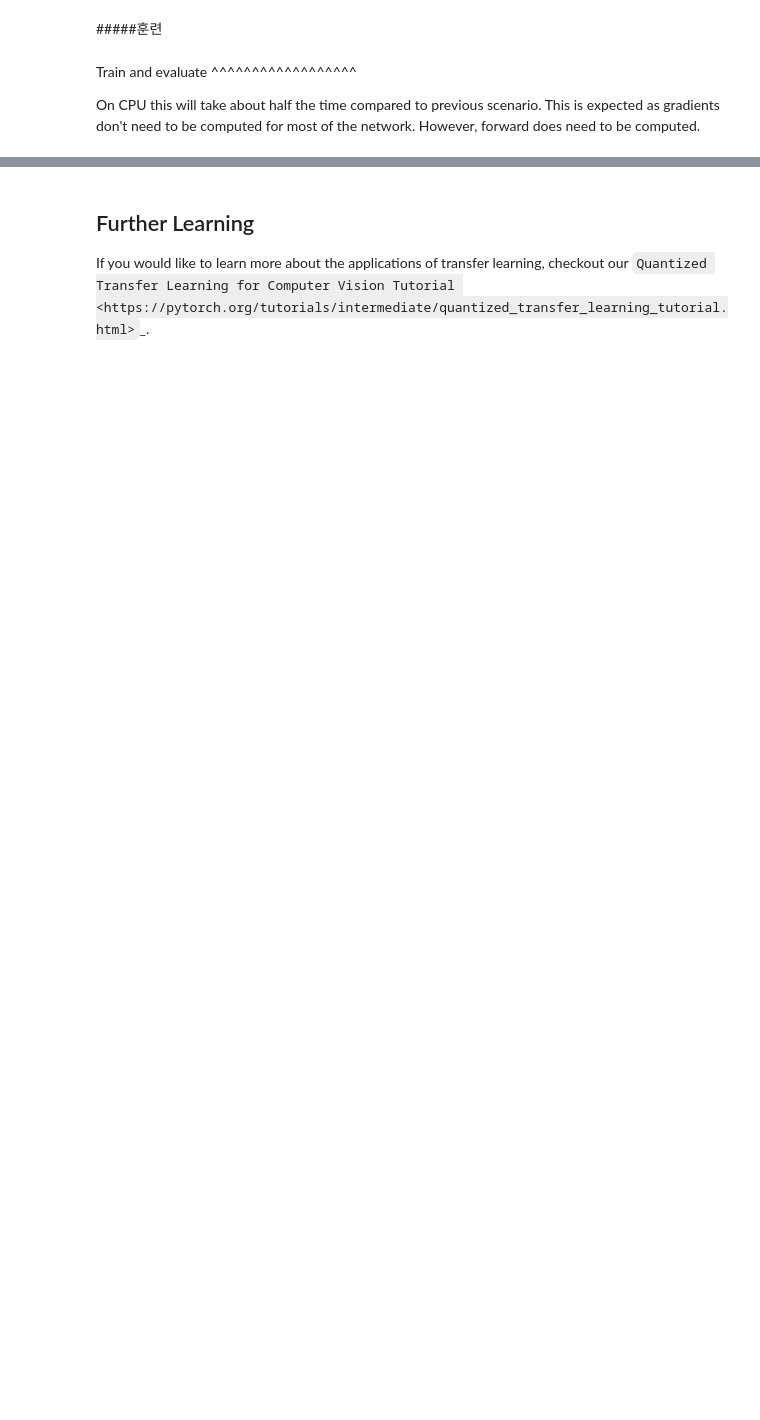
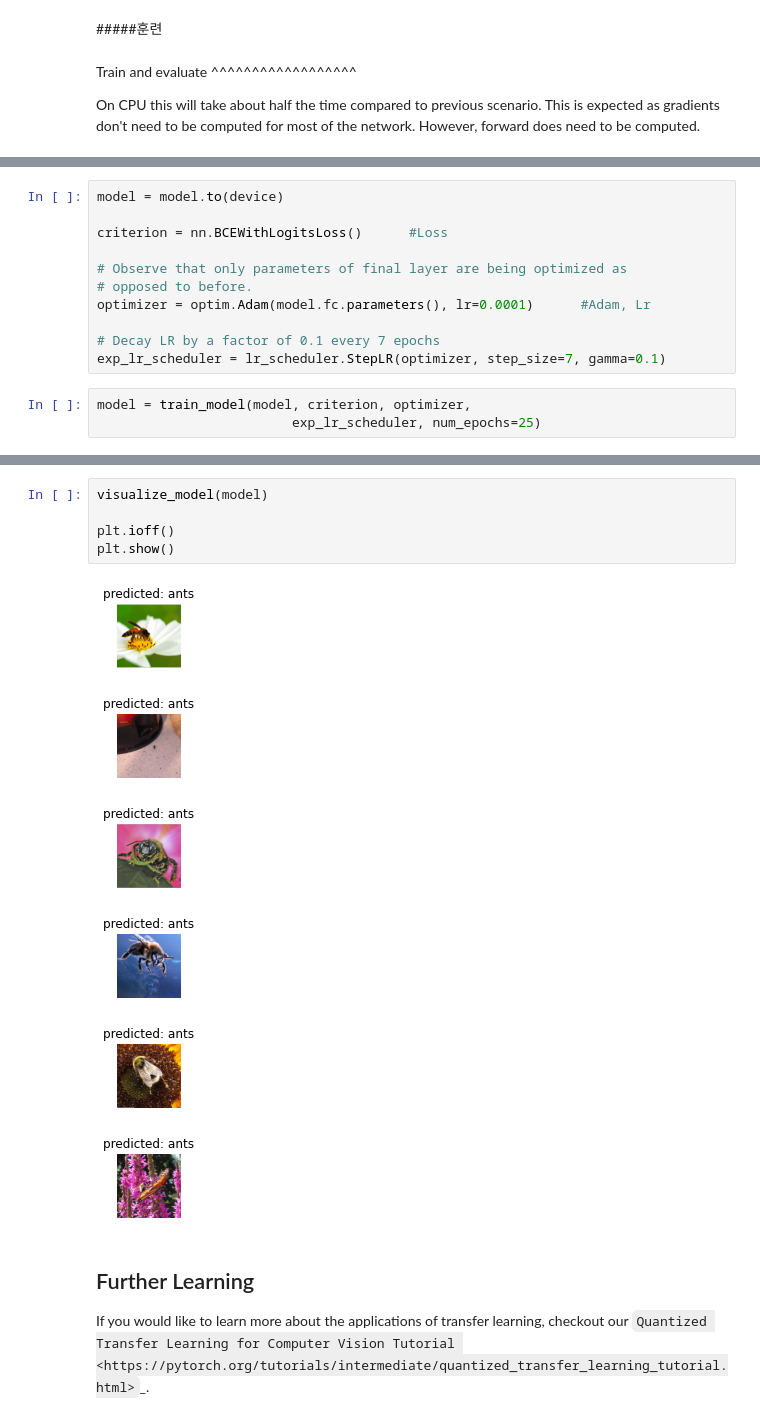
Before and after one commit to dong-tak123/3min_pytorch, a Jupyter notebook: 2021W_Postech_Study/Transfer_Learning_Further_.ipynb, the cells around one changed output, grey strips where cells are left out. Cells and saved outputs as stored; diff of their text form; blank space fills up the shorter version.

```diff
--- a/2021W_Postech_Study/Transfer_Learning_Further_.ipynb
+++ b/2021W_Postech_Study/Transfer_Learning_Further_.ipynb
@@ -347,0 +434,14 @@ plt.show()
+# %%
+model = model.to(device)
+
+criterion = nn.BCEWithLogitsLoss()      #Loss
+
+# Observe that only parameters of final layer are being optimized as
+# opposed to before.
+optimizer = optim.Adam(model.fc.parameters(), lr=0.0001)      #Adam, Lr
+
+# Decay LR by a factor of 0.1 every 7 epochs
+exp_lr_scheduler = lr_scheduler.StepLR(optimizer, step_size=7, gamma=0.1)
+# %%
+model = train_model(model, criterion, optimizer,
+                         exp_lr_scheduler, num_epochs=25)
@@ -348,3 +468,15 @@ plt.show()
+# %%
+visualize_model(model)
+
+plt.ioff()
+plt.show()
+# %% [output]
+[figure, added]
+[figure, added]
+[figure, added]
+[figure, added]
+[figure, added]
+[figure, added]
 # %% [markdown]
 Further Learning
 -----------------
```
Also changed, not shown: parts of 14 cells of this notebook.
